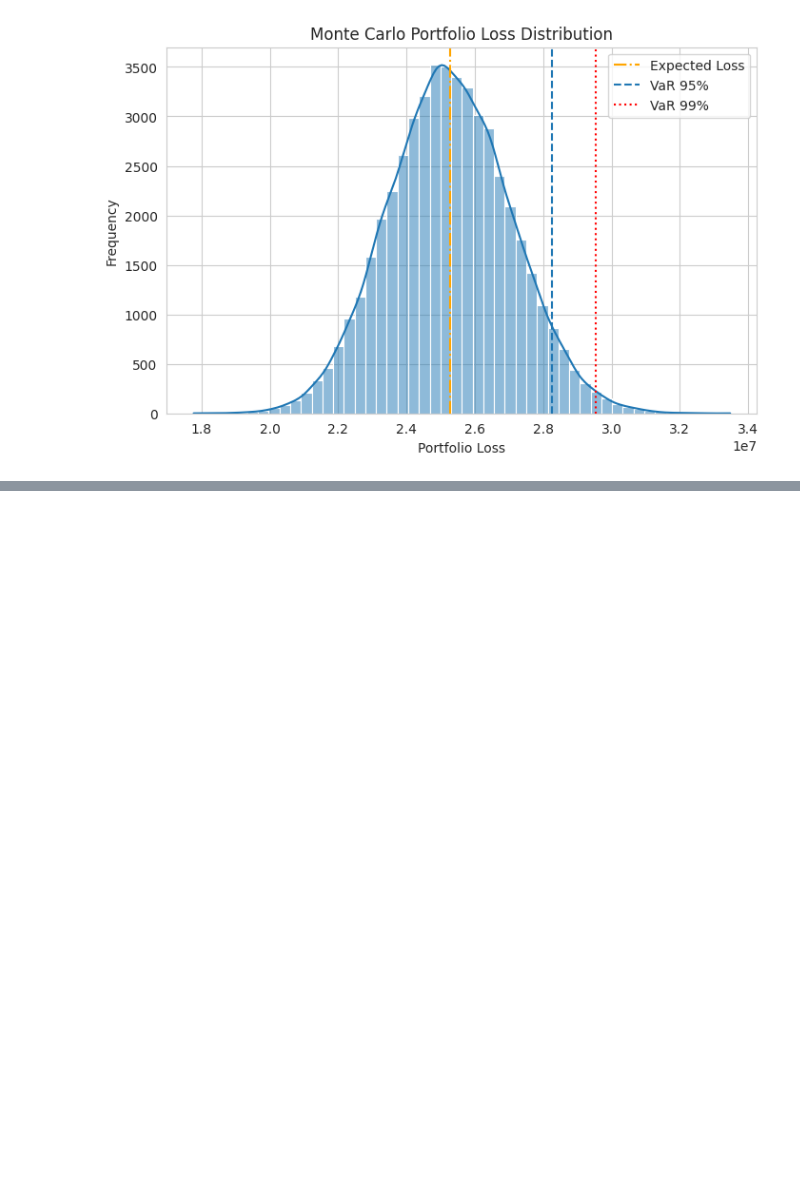
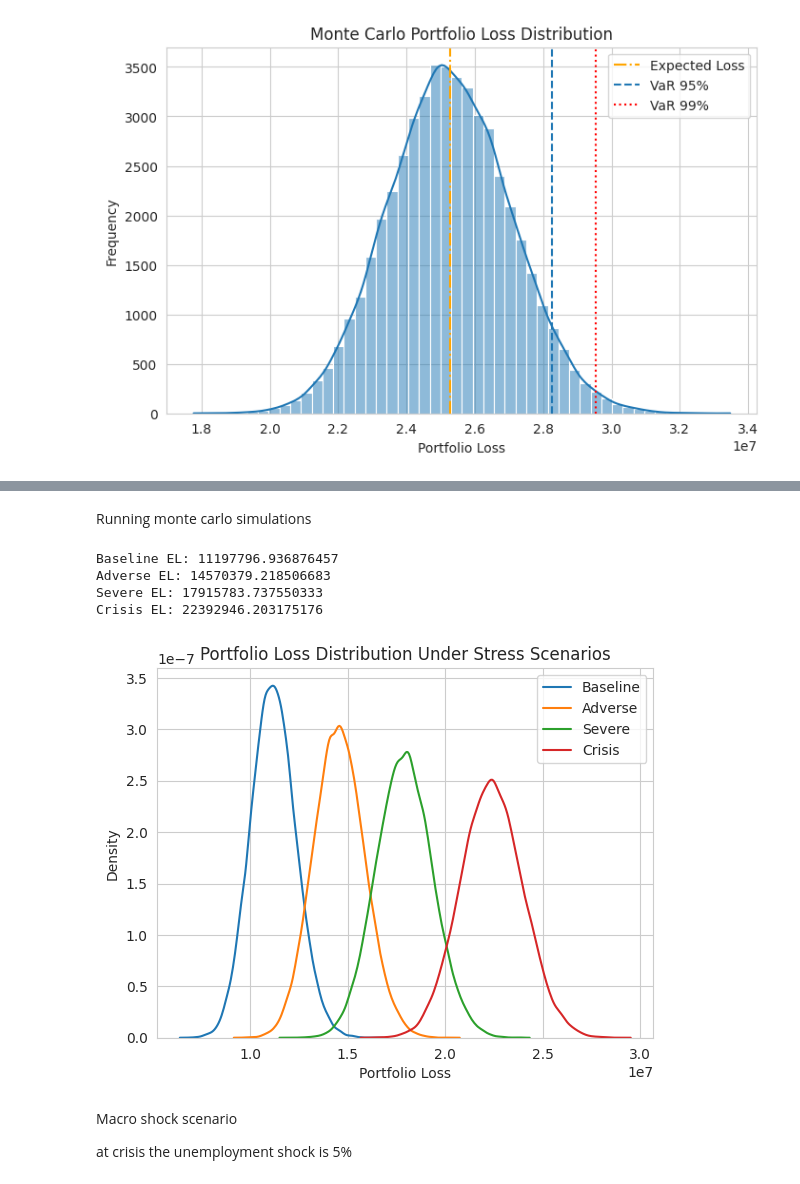
Before and after one commit to yashshahi/stress_test_mort, a Jupyter notebook: notebook/synth.ipynb, the cells around one changed output, grey strips where cells are left out. Drawn from its saved outputs; the diff is of its cells as text; code cells hidden in the pictures; blank space fills up the shorter version.

Commit message:
macro shocks

```diff
--- a/notebook/synth.ipynb
+++ b/notebook/synth.ipynb
@@ -470,0 +480,57 @@ plt.show()
+# %%
+for scenario, stress in scenarios.items():
+    df[f"PD_{scenario}"] = df["PD_base"] * stress
+# %%
+df[f"PD_{scenario}"] = df[f"PD_{scenario}"].clip(upper=1)
+# %% [markdown]
+Running monte carlo simulations
+# %%
+
+def simulate_losses(pd_column, simulations=50000):
+
+    losses = []
+
+    for _ in range(simulations):
+
+        defaults = np.random.binomial(1, df[pd_column])
+
+        loss = np.sum(
+            defaults * df["Loan_Amount"] * df["LGD"]
+        )
+
+        losses.append(loss)
+
+    return np.array(losses)
+# %%
+baseline_losses = simulate_losses("PD_Baseline")
+adverse_losses = simulate_losses("PD_Adverse")
+severe_losses = simulate_losses("PD_Severe")
+crisis_losses = simulate_losses("PD_Crisis")
+# %%
+
+print("Baseline EL:", baseline_losses.mean())
+print("Adverse EL:", adverse_losses.mean())
+print("Severe EL:", severe_losses.mean())
+print("Crisis EL:", crisis_losses.mean())
+# %% [output]
+Baseline EL: 11197796.936876457
+Adverse EL: 14570379.218506683
+Severe EL: 17915783.737550333
+Crisis EL: 22392946.203175176
+# %%
+sns.kdeplot(baseline_losses, label="Baseline")
+sns.kdeplot(adverse_losses, label="Adverse")
+sns.kdeplot(severe_losses, label="Severe")
+sns.kdeplot(crisis_losses, label="Crisis")
+
+plt.title("Portfolio Loss Distribution Under Stress Scenarios")
+plt.xlabel("Portfolio Loss")
+plt.legend()
+
+plt.show()
+# %% [output]
+[figure, added]
+# %% [markdown]
+Macro shock scenario
+
+at crisis the unemployment shock is 5%
```
Also changed, not shown: parts of 9 cells of this notebook.
